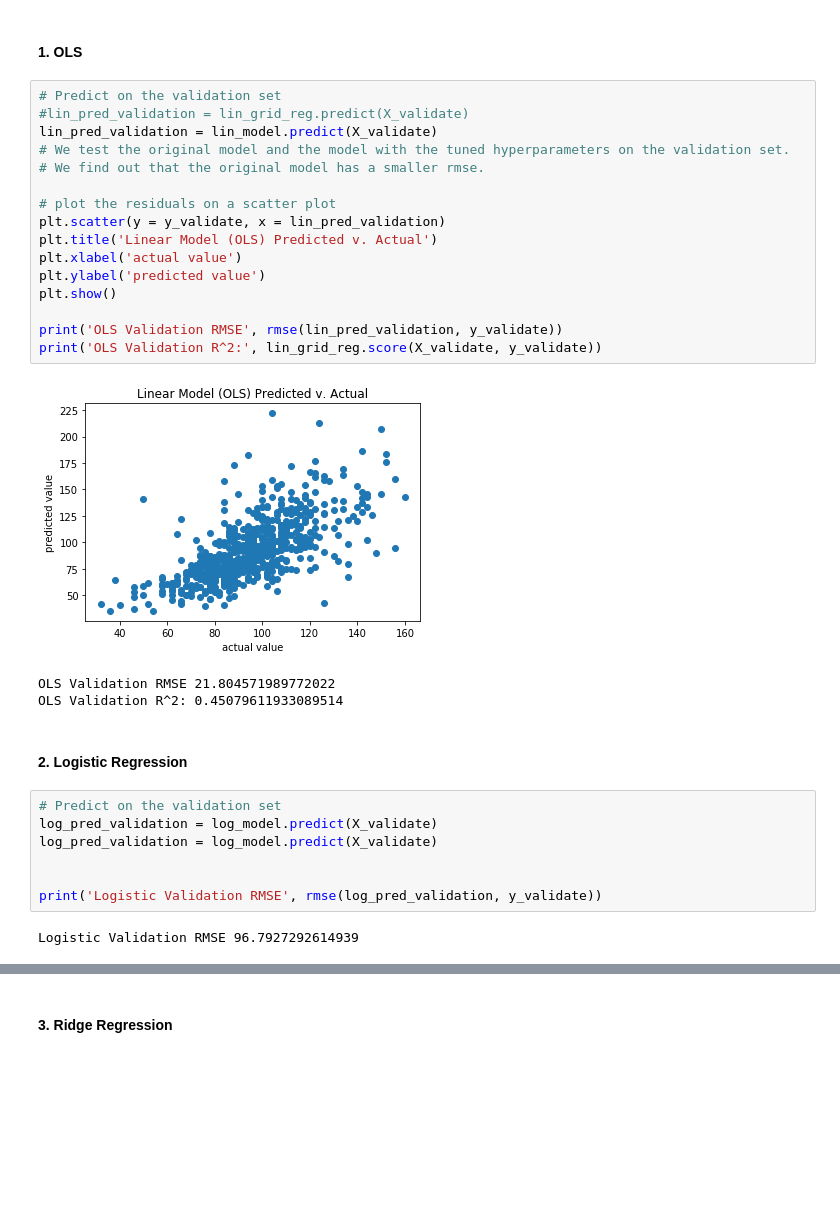
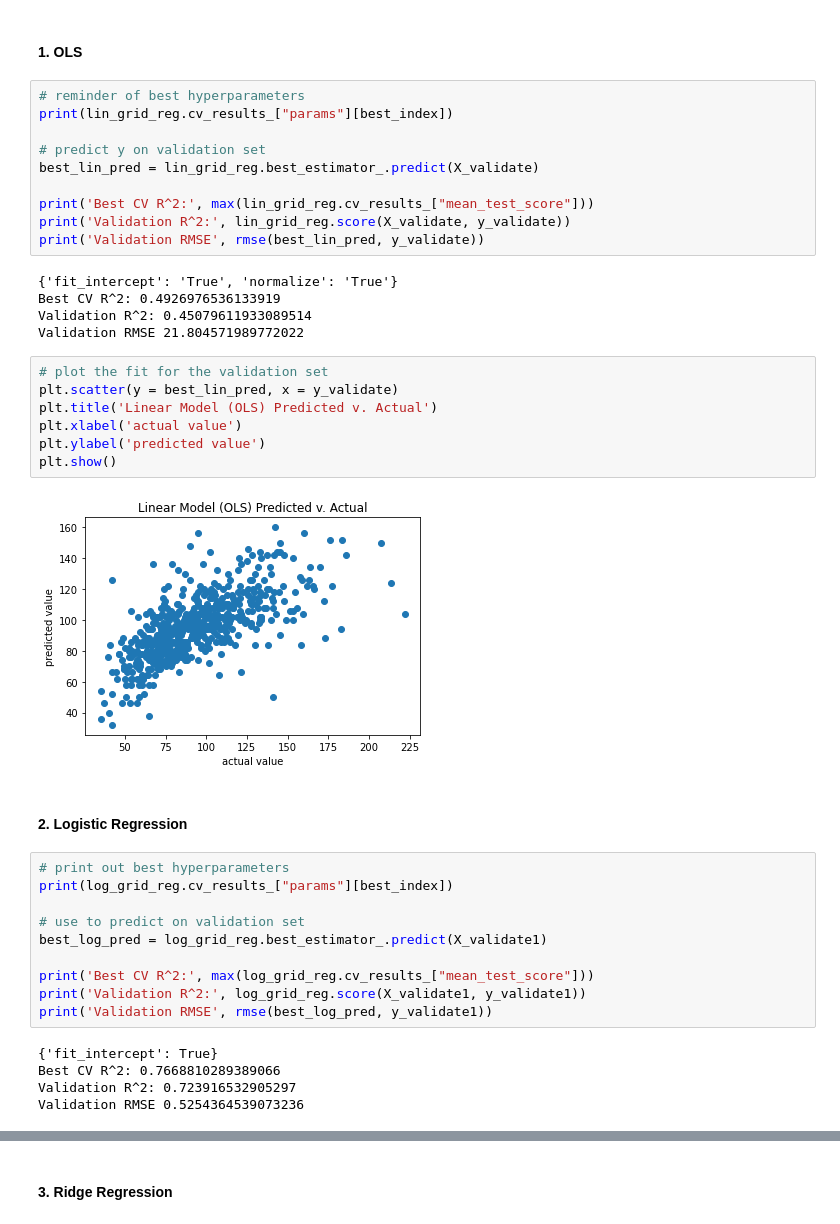
Before and after one commit to yaelnidam/CSS_Project2_Team1_Fall2020, a Jupyter notebook: project2.ipynb, the cells around one changed output, grey strips where cells are left out. Saved outputs shown, nothing was run; the diff lists cells and outputs as text; blank space fills up the shorter version.

```diff
--- a/project2.ipynb
+++ b/project2.ipynb
@@ -739,33 +764,43 @@ We want to see how well the models fits our data. Using the validation data, we
 # %% [markdown]
 #### 1. OLS
-# %%
-# Predict on the validation set
-#lin_pred_validation = lin_grid_reg.predict(X_validate)
-lin_pred_validation = lin_model.predict(X_validate)
-# We test the original model and the model with the tuned hyperparameters on the validation set.
-# We find out that the original model has a smaller rmse.
-
-# plot the residuals on a scatter plot
-plt.scatter(y = y_validate, x = lin_pred_validation)
-plt.title('Linear Model (OLS) Predicted v. Actual')
-plt.xlabel('actual value')
-plt.ylabel('predicted value')
-plt.show()
-
-print('OLS Validation RMSE', rmse(lin_pred_validation, y_validate))
-print('OLS Validation R^2:', lin_grid_reg.score(X_validate, y_validate))
-# %% [output]
-[figure, removed]
-OLS Validation RMSE 21.804571989772022
-OLS Validation R^2: 0.45079611933089514
+# %%
+# reminder of best hyperparameters
+print(lin_grid_reg.cv_results_["params"][best_index])
+
+# predict y on validation set
+best_lin_pred = lin_grid_reg.best_estimator_.predict(X_validate)
+
+print('Best CV R^2:', max(lin_grid_reg.cv_results_["mean_test_score"]))
+print('Validation R^2:', lin_grid_reg.score(X_validate, y_validate))
+print('Validation RMSE', rmse(best_lin_pred, y_validate))
+# %% [output]
+{'fit_intercept': 'True', 'normalize': 'True'}
+Best CV R^2: 0.4926976536133919
+Validation R^2: 0.45079611933089514
+Validation RMSE 21.804571989772022
+# %%
+# plot the fit for the validation set
+plt.scatter(y = best_lin_pred, x = y_validate)
+plt.title('Linear Model (OLS) Predicted v. Actual')
+plt.xlabel('actual value')
+plt.ylabel('predicted value')
+plt.show()
+# %% [output]
+[figure, added]
 # %% [markdown]
 #### 2. Logistic Regression
-# %%
-# Predict on the validation set
-log_pred_validation = log_model.predict(X_validate)
-log_pred_validation = log_model.predict(X_validate)
-
-
-print('Logistic Validation RMSE', rmse(log_pred_validation, y_validate))
-# %% [output]
-Logistic Validation RMSE 96.7927292614939
+# %%
+# print out best hyperparameters
+print(log_grid_reg.cv_results_["params"][best_index])
+
+# use to predict on validation set
+best_log_pred = log_grid_reg.best_estimator_.predict(X_validate1)
+
+print('Best CV R^2:', max(log_grid_reg.cv_results_["mean_test_score"]))
+print('Validation R^2:', log_grid_reg.score(X_validate1, y_validate1))
+print('Validation RMSE', rmse(best_log_pred, y_validate1))
+# %% [output]
+{'fit_intercept': True}
+Best CV R^2: 0.7668810289389066
+Validation R^2: 0.723916532905297
+Validation RMSE 0.5254364539073236
```
Also changed, not shown: parts of 51 cells of this notebook.
